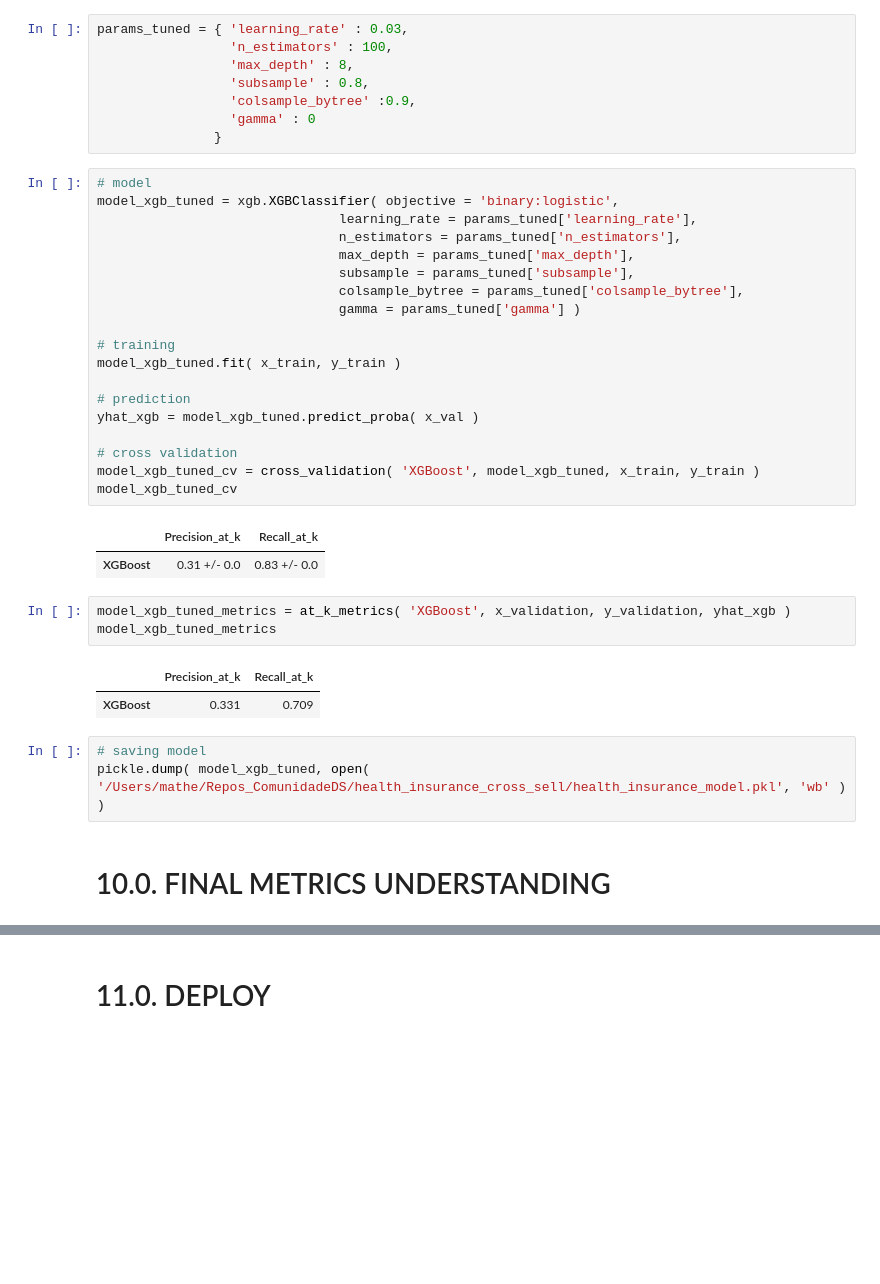
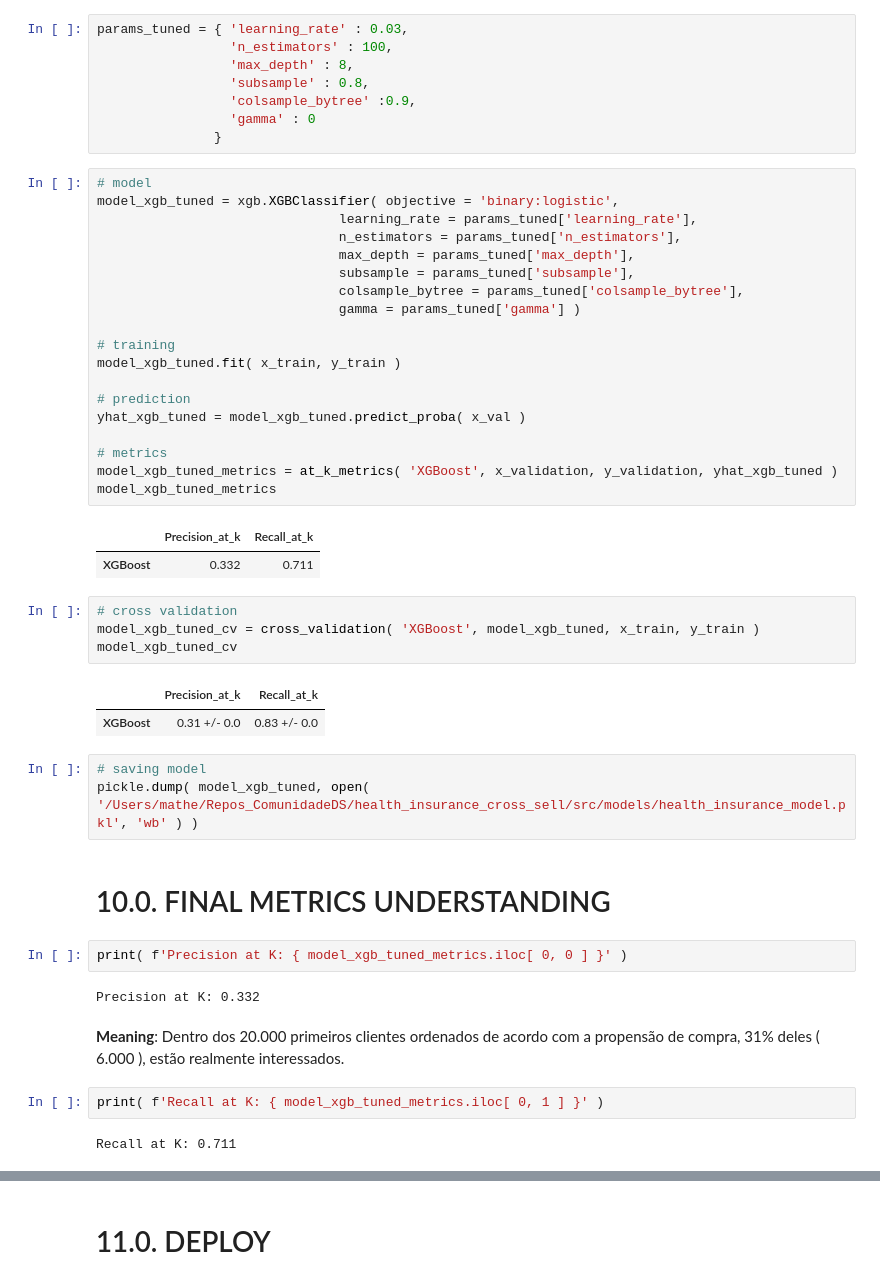
Before and after one commit to hfpmatheus/health_insurance_cross_sell, a Jupyter notebook: code.ipynb, the cells around one changed output, grey strips where cells are left out. Cells and saved outputs as stored; diff of their text form; blank space fills up the shorter version.

```diff
--- a/code.ipynb
+++ b/code.ipynb
@@ -1143,33 +1143,44 @@ params_tuned = { 'learning_rate' : 0.03,
 # %%
 # model
 model_xgb_tuned = xgb.XGBClassifier( objective = 'binary:logistic',
                                learning_rate = params_tuned['learning_rate'],
                                n_estimators = params_tuned['n_estimators'],
                                max_depth = params_tuned['max_depth'],
                                subsample = params_tuned['subsample'],
                                colsample_bytree = params_tuned['colsample_bytree'],
                                gamma = params_tuned['gamma'] )
 
 # training
 model_xgb_tuned.fit( x_train, y_train )
 
 # prediction
-yhat_xgb = model_xgb_tuned.predict_proba( x_val )
+yhat_xgb_tuned = model_xgb_tuned.predict_proba( x_val )
 
-# cross validation
-model_xgb_tuned_cv = cross_validation( 'XGBoost', model_xgb_tuned, x_train, y_train )
-model_xgb_tuned_cv
+# metrics
+model_xgb_tuned_metrics = at_k_metrics( 'XGBoost', x_validation, y_validation, yhat_xgb_tuned )
+model_xgb_tuned_metrics
 # %% [output]
 |  | Precision_at_k | Recall_at_k |
-| XGBoost | 0.31 +/- 0.0 | 0.83 +/- 0.0 |
+| XGBoost | 0.332 | 0.711 |
 # %%
-model_xgb_tuned_metrics = at_k_metrics( 'XGBoost', x_validation, y_validation, yhat_xgb )
-model_xgb_tuned_metrics
+# cross validation
+model_xgb_tuned_cv = cross_validation( 'XGBoost', model_xgb_tuned, x_train, y_train )
+model_xgb_tuned_cv
 # %% [output]
 |  | Precision_at_k | Recall_at_k |
-| XGBoost | 0.331 | 0.709 |
+| XGBoost | 0.31 +/- 0.0 | 0.83 +/- 0.0 |
 # %%
 # saving model
-pickle.dump( model_xgb_tuned, open( '/Users/mathe/Repos_ComunidadeDS/health_insurance_cross_sell/health_insurance_model.pkl', 'wb' ) )
+pickle.dump( model_xgb_tuned, open( '/Users/mathe/Repos_ComunidadeDS/health_insurance_cross_sell/src/models/health_insurance_model.pkl', 'wb' ) )
 # %% [markdown]
 # 10.0. FINAL METRICS UNDERSTANDING
+# %%
+print( f'Precision at K: { model_xgb_tuned_metrics.iloc[ 0, 0 ] }' )
+# %% [output]
+Precision at K: 0.332
+# %% [markdown]
+**Meaning**: Dentro dos 20.000 primeiros clientes ordenados de acordo com a propensão de compra, 31% deles ( 6.000 ), estão realmente interessados.
+# %%
+print( f'Recall at K: { model_xgb_tuned_metrics.iloc[ 0, 1 ] }' )
+# %% [output]
+Recall at K: 0.711
```
Also changed, not shown: parts of 32 cells of this notebook.
